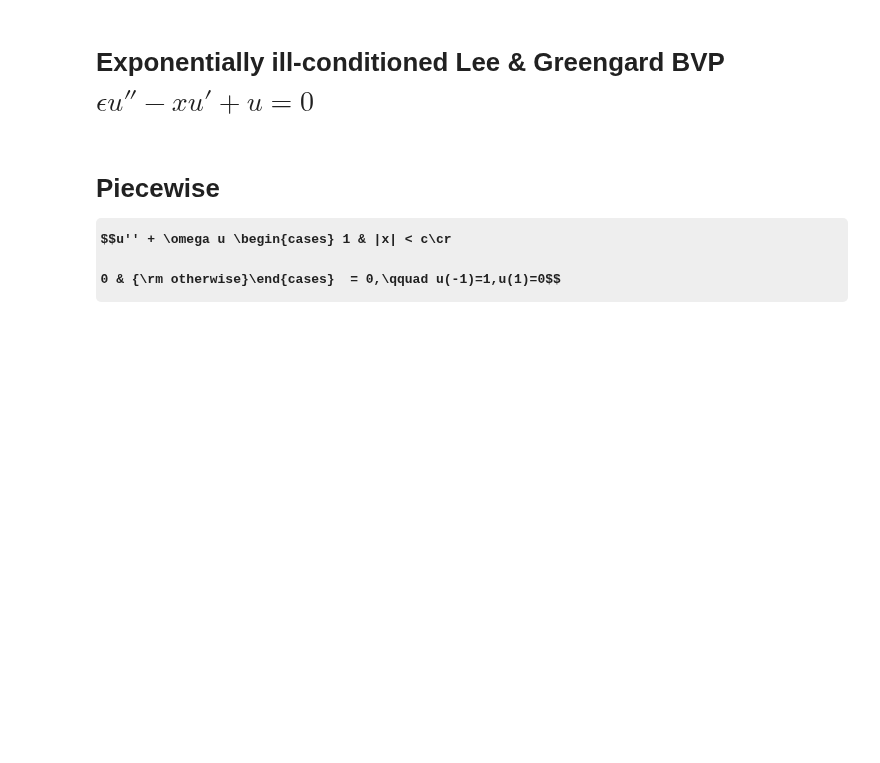
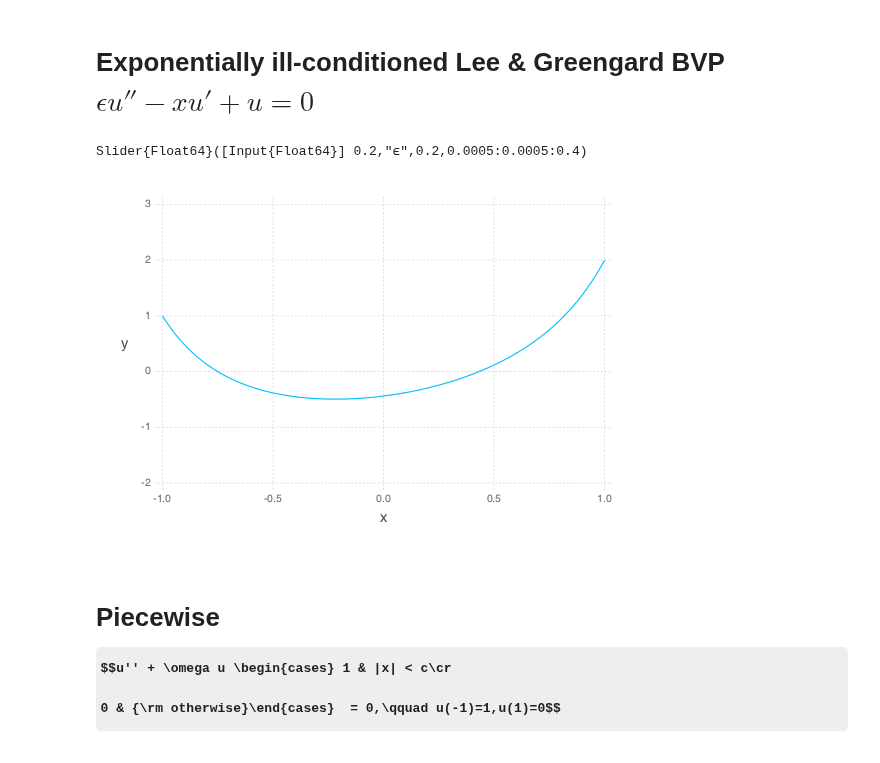
Before and after one commit to JuliaApproximation/ApproxFun.jl, a Jupyter notebook: examples/Manipulate ODEs and PDEs.ipynb, the cells around one changed output. Drawn from its saved outputs; the diff is of its cells as text; code cells hidden in the pictures; some formulas as TeX source; blank space fills up the shorter version.

```diff
--- a/examples/Manipulate ODEs and PDEs.ipynb
+++ b/examples/Manipulate ODEs and PDEs.ipynb
@@ -40,15 +40,18 @@ Plot(...)
 # %%
 x=Fun(identity)
 d=domain(x)  #[-1.,1.]
 D=Derivative(d)
 B=dirichlet(d)
 
-@manipulate for ϵ=0.0005:0.0005:0.2
+@manipulate for ϵ=0.0005:0.0005:0.4
     L=ϵ*D^2 - x*D + I
 
      u=[B,L]\[1.,2.]
-    ApproxFun.plot(u;axis=[-1.,3.])
+    ApproxFun.plot(u;axis=[-2.,3.])
 end
+# %% [output]
+Slider{Float64}([Input{Float64}] 0.2,"ϵ",0.2,0.0005:0.0005:0.4)
+[figure, added]
 # %% [markdown]
 # Piecewise $$u'' + \omega u \begin{cases} 1 & |x| < c\cr
 0 & {\rm otherwise}\end{cases}  = 0,\qquad u(-1)=1,u(1)=0$$
```
Also changed, not shown: parts of 8 cells of this notebook, 7 other files.
